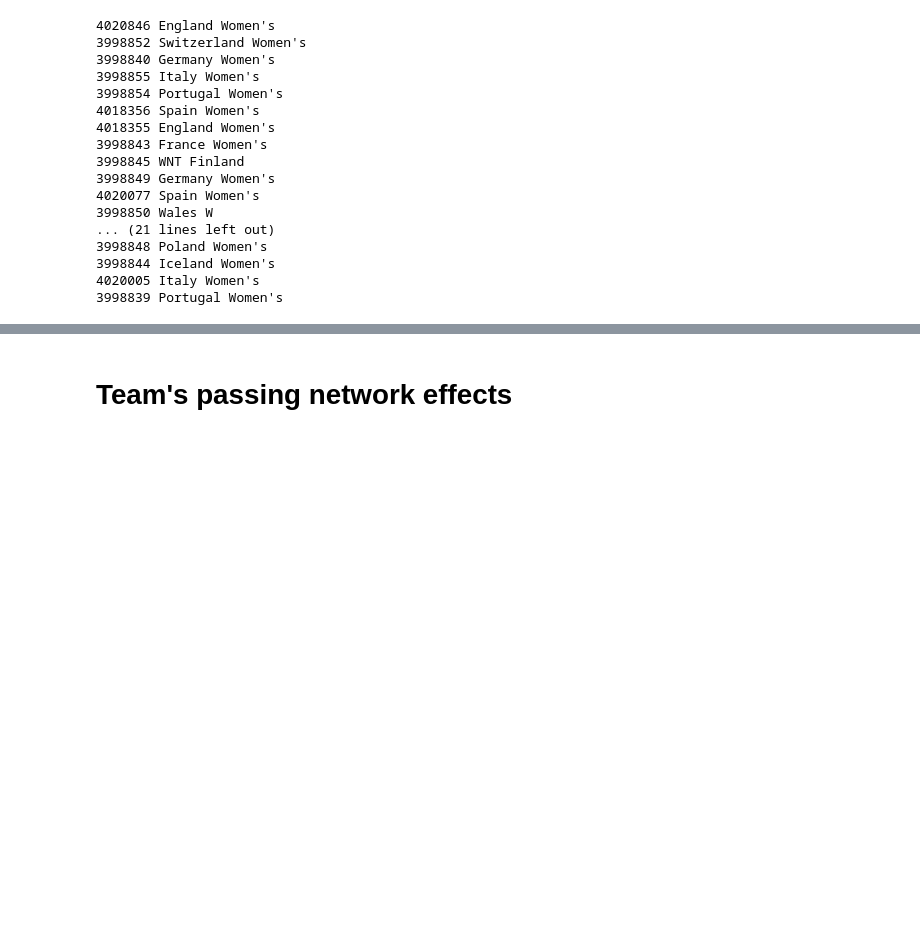
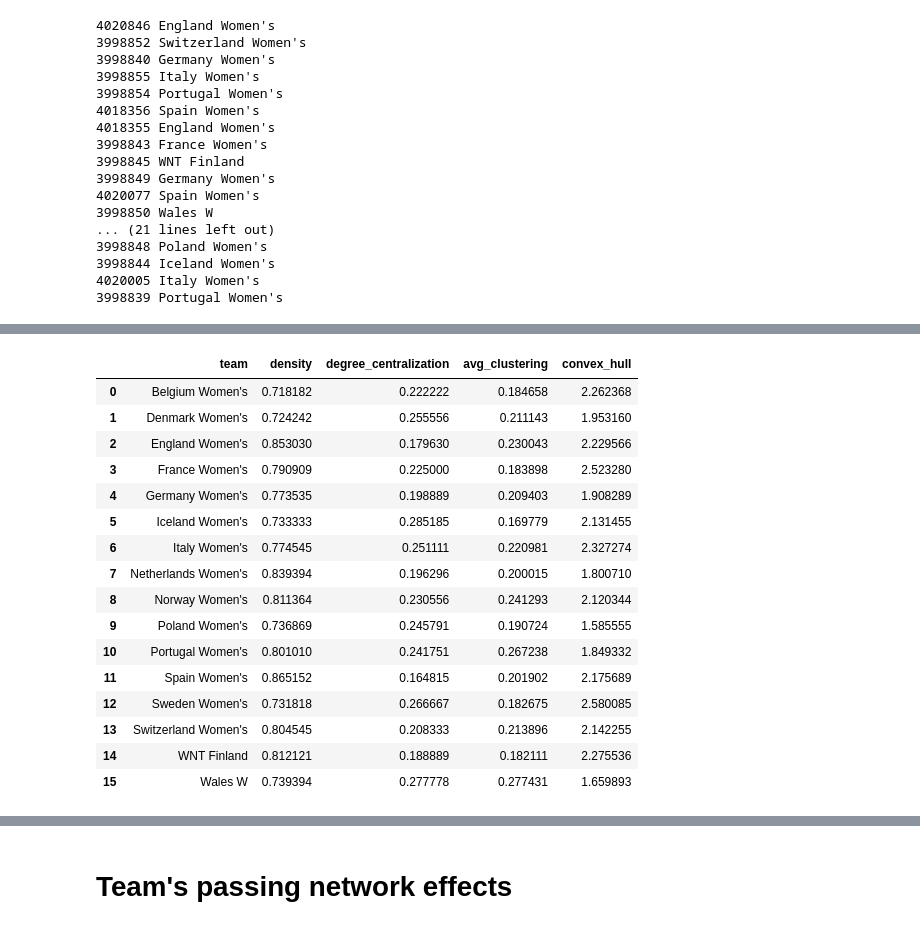
Before and after one commit to paulinagorska-pro/passing_network, a Jupyter notebook: analyses.ipynb, the cells around one changed output, grey strips where cells are left out. Drawn from its saved outputs; the diff is of its cells as text; code cells hidden in the pictures; blank space fills up the shorter version.

```diff
--- a/analyses.ipynb
+++ b/analyses.ipynb
@@ -242,0 +383,4 @@ Name: goals, dtype: float64
+# %%
+features = ["density", "degree_centralization", "avg_clustering", "convex_hull"]
+# %%
+df3 = pd.DataFrame(df2.groupby("team")[features].mean())
@@ -242,0 +399,20 @@ Name: goals, dtype: float64
+# %%
+df4
+# %% [output]
+|  | team | density | degree_centralization | avg_clustering | convex_hull |
+| 0 | Belgium Women's | 0.718182 | 0.222222 | 0.184658 | 2.262368 |
+| 1 | Denmark Women's | 0.724242 | 0.255556 | 0.211143 | 1.953160 |
+| 2 | England Women's | 0.853030 | 0.179630 | 0.230043 | 2.229566 |
+| 3 | France Women's | 0.790909 | 0.225000 | 0.183898 | 2.523280 |
+| 4 | Germany Women's | 0.773535 | 0.198889 | 0.209403 | 1.908289 |
+| 5 | Iceland Women's | 0.733333 | 0.285185 | 0.169779 | 2.131455 |
+| 6 | Italy Women's | 0.774545 | 0.251111 | 0.220981 | 2.327274 |
+| 7 | Netherlands Women's | 0.839394 | 0.196296 | 0.200015 | 1.800710 |
+| 8 | Norway Women's | 0.811364 | 0.230556 | 0.241293 | 2.120344 |
+| 9 | Poland Women's | 0.736869 | 0.245791 | 0.190724 | 1.585555 |
+| 10 | Portugal Women's | 0.801010 | 0.241751 | 0.267238 | 1.849332 |
+| 11 | Spain Women's | 0.865152 | 0.164815 | 0.201902 | 2.175689 |
+| 12 | Sweden Women's | 0.731818 | 0.266667 | 0.182675 | 2.580085 |
+| 13 | Switzerland Women's | 0.804545 | 0.208333 | 0.213896 | 2.142255 |
+| 14 | WNT Finland | 0.812121 | 0.188889 | 0.182111 | 2.275536 |
+| 15 | Wales W | 0.739394 | 0.277778 | 0.277431 | 1.659893 |
```
Also changed, not shown: parts of 102 cells of this notebook, 4 other files.
